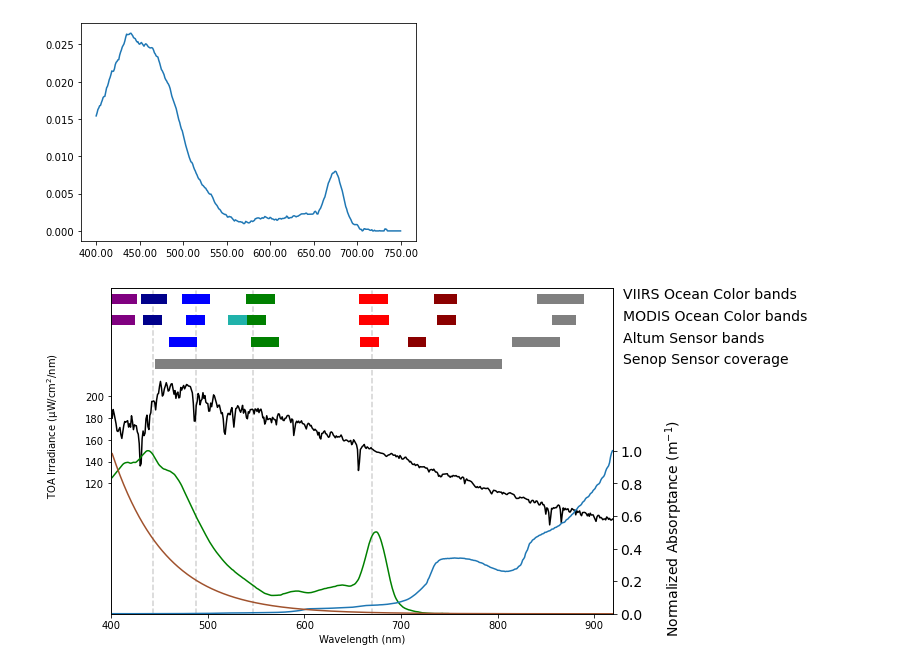
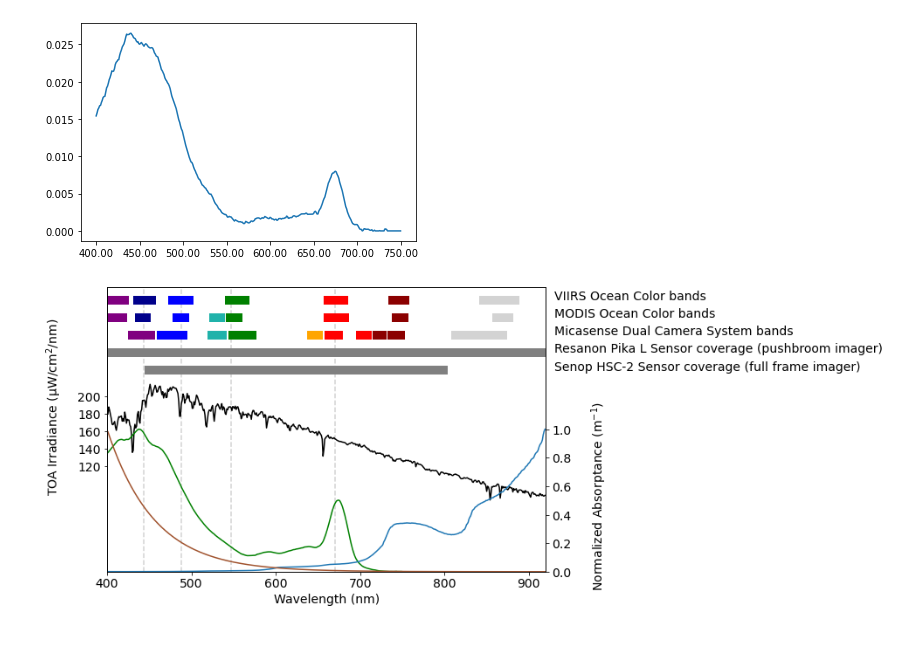
Before and after one commit to patrickcgray/sat_ocean_color, a Jupyter notebook: make_proposal_spectrum_fig.ipynb, the cells around one changed output. Drawn from its saved outputs; the diff is of its cells as text; code cells hidden in the pictures; blank space fills up the shorter version.

```diff
--- a/make_proposal_spectrum_fig.ipynb
+++ b/make_proposal_spectrum_fig.ipynb
@@ -77,21 +77,38 @@ plt.rc('font', **font)
 text_offset = 0.004
 text_x = 930
 
-viirs_y_position = 290
+viirs_y_position = 310
 vbands = [[402,422],[436,454],[478,498],[545,565],[662,682],[739,754],[846,885]]
-vcolors = ['purple', 'darkblue', 'blue', 'green', 'red', 'darkred', 'grey']
+vcolors = ['purple', 'darkblue', 'blue', 'green', 'red', 'darkred', 'lightgrey']
 
-modis_y_position = 270
+modis_y_position = 290
 mbands = [[405,420],[438,448],[483,493],[526,536],[546,556],[662,672],[673,683],[743,753],[862,877]]
-mcolors = ['purple', 'darkblue', 'blue', 'lightseagreen', 'green', 'red', 'red', 'darkred', 'grey']
+mcolors = ['purple', 'darkblue', 'blue', 'lightseagreen', 'green', 'red', 'red', 'darkred', 'lightgrey']
 
-altum_y_position = 250
-abands = [[465,485],[550,570],[663,673],[712,722],[820,860]]
-acolors = ['blue', 'green', 'red','darkred', 'grey']
 
-senop_y_position = 230
-sbands = [[450,800]]
-scolors = ['grey']
+#Coastal blue 444(28)*, blue 475(32), green 531(14)*, green 560(27), red 650(16)*, red 668(14), red edge 705(10)*,
+# red edge 717(12), red edge 740(18)*, NIR 842(57)
+altum_y_position = 270
+abands = [[464,491],[549,573],[663,675],[720,727],[813,870]]
+acolors = ['blue', 'green', 'red','darkred', 'lightgrey']
+
+coastal_y_position = 250
+cbands = [[430,453],[524,538],[642,652],[700,710],[738,749]]
+ccolors = ['purple', 'lightseagreen', 'orange','red', 'darkred']
+
+abands = abands + cbands
+acolors = acolors + ccolors
+# senop_y_position = 230
+# sbands = [[450,800]]
+# scolors = ['grey']
+
+resanon_y_position = 250
+rbands = [[400,1000]]
+rcolors = ['grey']
+
+headwall_y_position = 230
+hbands = [[400,1000]]
+hcolors = ['grey']
 
 ax.axvline(x=443, color='lightgrey', linestyle='--')
 ax.axvline(x=488, color='lightgrey', linestyle='--')
@@ -105,7 +122,7 @@ ax.plot(toa_ir_subset['wavelength (nm)'], toa_ir_subset['irradiance (uW/cm^2/nm)
 
 ax.set_xlabel('Wavelength (nm)', color='black')
 ax.set_ylabel('TOA Irradiance (μW/cm$^2$/nm)', color='black')
-ax.set_ylim(0, 300)
+ax.set_ylim(0, 325)
 ax.set_xlim(bottom_wl, top_wl)
 ax.set_yticks(np.arange(120, 220, 20))
 ax.tick_params(axis='y', labelcolor='black')
@@ -119,36 +136,48 @@ ax2.plot(seawater_subset['wavelength (nm)'],
          seawater_subset['absorption (m^-1)'] / max(seawater_subset['absorption (m^-1)']))
 
 cdom_x = seawater_subset['wavelength (nm)']
 cdom_y = np.exp(0.018 * (bottom_wl-seawater_subset['wavelength (nm)']))
 ax2.plot(cdom_x, cdom_y, color='sienna')
 
 ax.text(text_x,viirs_y_position-text_offset,'VIIRS Ocean Color bands')
 ax.text(text_x,modis_y_position-text_offset,'MODIS Ocean Color bands')
-ax.text(text_x,altum_y_position-text_offset,'Altum Sensor bands')
-ax.text(text_x,senop_y_position-text_offset,'Senop Sensor coverage')
+ax.text(text_x,altum_y_position-text_offset,'Micasense Dual Camera System bands')
+#ax.text(text_x,coastal_y_position-text_offset,'    Micasense Coastal Sensor bands')
+ax.text(text_x,senop_y_position-text_offset,'Senop HSC-2 Sensor coverage (full frame imager)')
+ax.text(text_x,resanon_y_position-text_offset,'Resanon Pika L Sensor coverage (pushbroom imager)')
+#ax.text(text_x,headwall_y_position-text_offset,'Headwall Sensor coverage')
 
 for idx, band in enumerate(vbands):
   ax.plot(np.arange(band[0],band[1]), [viirs_y_position]*(band[1]-band[0]), linewidth=10, c=vcolors[idx])
 
 for idx, band in enumerate(mbands):
   ax.plot(np.arange(band[0],band[1]), [modis_y_position]*(band[1]-band[0]), linewidth=10, c=mcolors[idx])
 
 for idx, band in enumerate(abands):
   ax.plot(np.arange(band[0],band[1]), [altum_y_position]*(band[1]-band[0]), linewidth=10, c=acolors[idx])
 
+# for idx, band in enumerate(cbands):
+#    ax.plot(np.arange(band[0],band[1]), [coastal_y_position]*(band[1]-band[0]), linewidth=10, c=ccolors[idx])
+
 for idx, band in enumerate(sbands):
   ax.plot(np.arange(band[0],band[1]), [senop_y_position]*(band[1]-band[0]), linewidth=10, c=scolors[idx])
+
+for idx, band in enumerate(rbands):
+   ax.plot(np.arange(band[0],band[1]), [resanon_y_position]*(band[1]-band[0]), linewidth=10, c=rcolors[idx])
+
+# for idx, band in enumerate(hbands):
+#    ax.plot(np.arange(band[0],band[1]), [headwall_y_position]*(band[1]-band[0]), linewidth=10, c=hcolors[idx])
 
 #ax.legend(loc="lower left")
 #ax2.legend(loc="lower right")
 ax2.set_ylabel('Normalized Absorptance (m$^{-1}$)', color='black')
 ax2.tick_params(axis='y', labelcolor='black')
 ax2.set_yticks(np.arange(0, 1.2, .2))
 ax2.yaxis.set_label_coords(1.10,0.265)
 ax.yaxis.set_label_coords(-0.10,0.578)
 
-#plt.savefig('ocean_spectra', dpi=600, facecolor='w', edgecolor='w',
-#        orientation='portrait', papertype=None, format=None,
-#       transparent=True, bbox_inches='tight')
+plt.savefig('ocean_spectra', dpi=600, facecolor='w', edgecolor='w',
+       orientation='portrait', papertype=None, format=None,
+      transparent=True, bbox_inches='tight')
 # %% [output]
-[figure, old version]
+[figure, new version]
```
Also changed, not shown: 3 other files.
